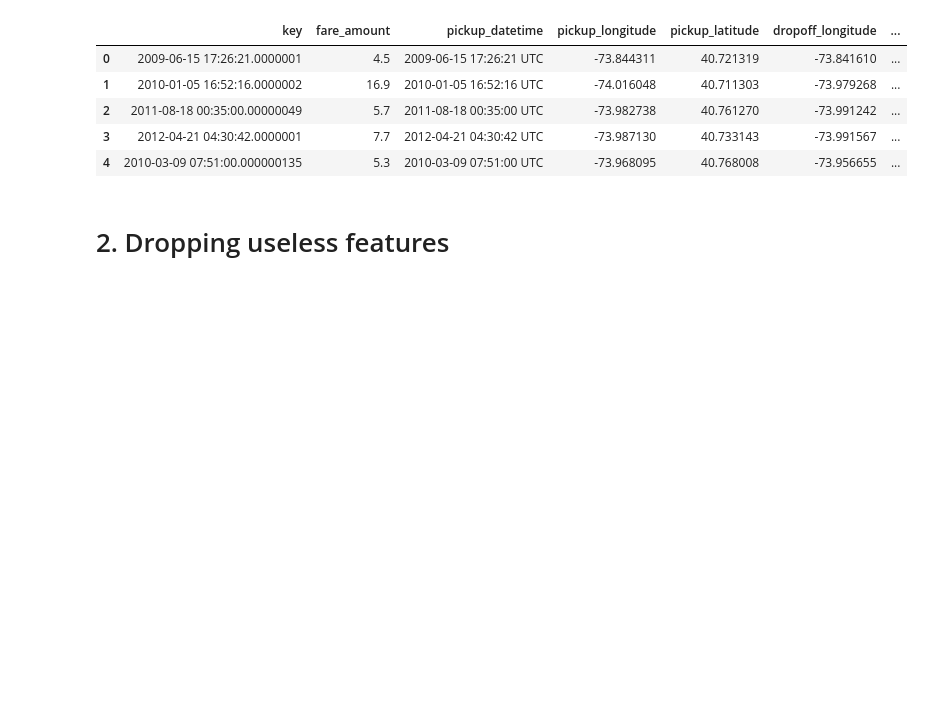
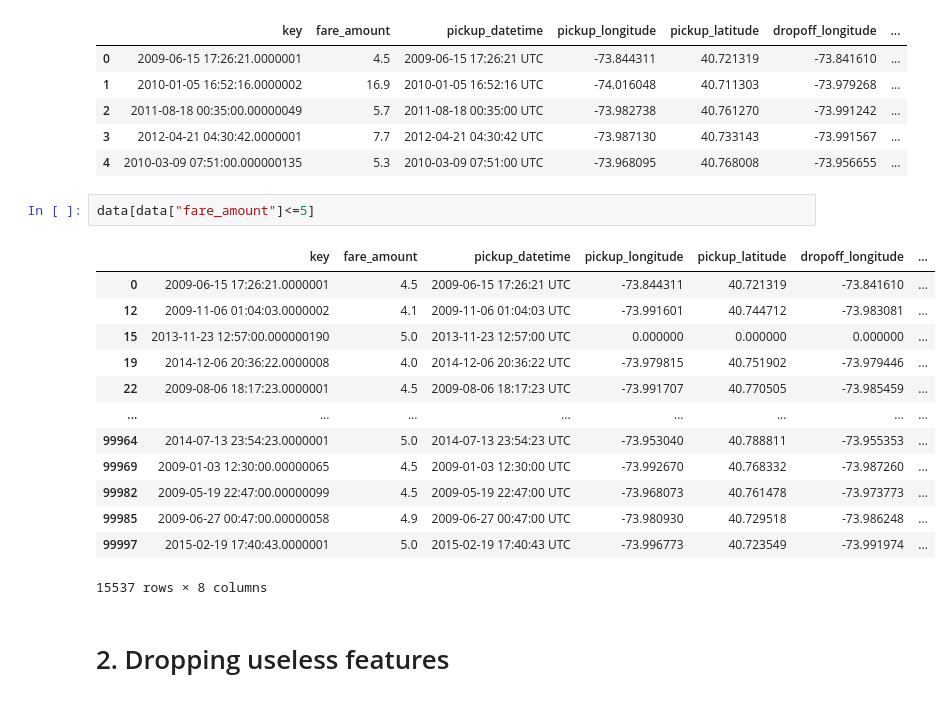
Before and after one commit to victorbnnt/NYCTaxiFare, a Jupyter notebook: notebook/new-york-city-taxi-fare-prediction.ipynb, the cells around one changed output. Drawn from its saved outputs; the diff is of its cells as text; blank space fills up the shorter version.

```diff
--- a/notebook/new-york-city-taxi-fare-prediction.ipynb
+++ b/notebook/new-york-city-taxi-fare-prediction.ipynb
@@ -56,6 +56,22 @@ data.head()
 | 2 | 2011-08-18 00:35:00.00000049 | 5.7 | 2011-08-18 00:35:00 UTC | -73.982738 | 40.761270 | -73.991242 | ... |
 | 3 | 2012-04-21 04:30:42.0000001 | 7.7 | 2012-04-21 04:30:42 UTC | -73.987130 | 40.733143 | -73.991567 | ... |
 | 4 | 2010-03-09 07:51:00.000000135 | 5.3 | 2010-03-09 07:51:00 UTC | -73.968095 | 40.768008 | -73.956655 | ... |
+# %%
+data[data["fare_amount"]<=5]
+# %% [output]
+|  | key | fare_amount | pickup_datetime | pickup_longitude | pickup_latitude | dropoff_longitude | ... |
+| 0 | 2009-06-15 17:26:21.0000001 | 4.5 | 2009-06-15 17:26:21 UTC | -73.844311 | 40.721319 | -73.841610 | ... |
+| 12 | 2009-11-06 01:04:03.0000002 | 4.1 | 2009-11-06 01:04:03 UTC | -73.991601 | 40.744712 | -73.983081 | ... |
+| 15 | 2013-11-23 12:57:00.000000190 | 5.0 | 2013-11-23 12:57:00 UTC | 0.000000 | 0.000000 | 0.000000 | ... |
+| 19 | 2014-12-06 20:36:22.0000008 | 4.0 | 2014-12-06 20:36:22 UTC | -73.979815 | 40.751902 | -73.979446 | ... |
+| 22 | 2009-08-06 18:17:23.0000001 | 4.5 | 2009-08-06 18:17:23 UTC | -73.991707 | 40.770505 | -73.985459 | ... |
+| ... | ... | ... | ... | ... | ... | ... | ... |
+| 99964 | 2014-07-13 23:54:23.0000001 | 5.0 | 2014-07-13 23:54:23 UTC | -73.953040 | 40.788811 | -73.955353 | ... |
+| 99969 | 2009-01-03 12:30:00.00000065 | 4.5 | 2009-01-03 12:30:00 UTC | -73.992670 | 40.768332 | -73.987260 | ... |
+| 99982 | 2009-05-19 22:47:00.00000099 | 4.5 | 2009-05-19 22:47:00 UTC | -73.968073 | 40.761478 | -73.973773 | ... |
+| 99985 | 2009-06-27 00:47:00.00000058 | 4.9 | 2009-06-27 00:47:00 UTC | -73.980930 | 40.729518 | -73.986248 | ... |
+| 99997 | 2015-02-19 17:40:43.0000001 | 5.0 | 2015-02-19 17:40:43 UTC | -73.996773 | 40.723549 | -73.991974 | ... |
+15537 rows × 8 columns
 # %% [markdown]
 # 2. Dropping useless features
 # %%
```
Also changed, not shown: 1 other file.
